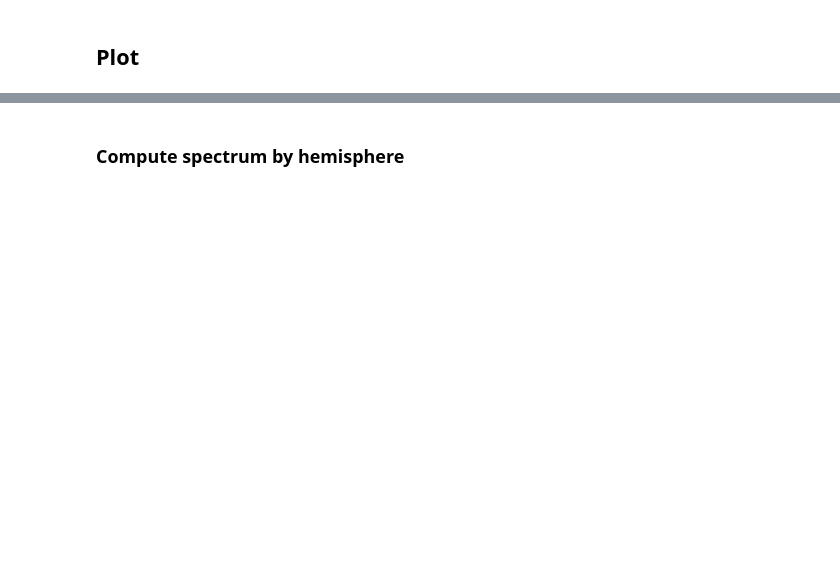
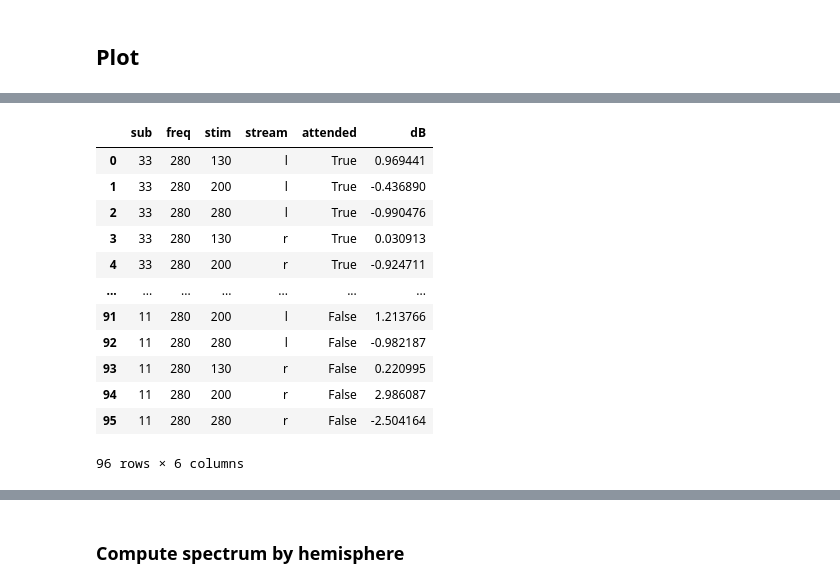
Before and after one commit to letitiayhho/dichotic_pitch_tracking, a Jupyter notebook: analysis/ffr.ipynb, the cells around one changed output, grey strips where cells are left out. Drawn from its saved outputs; the diff is of its cells as text; code cells hidden in the pictures; blank space fills up the shorter version.

```diff
--- a/analysis/ffr.ipynb
+++ b/analysis/ffr.ipynb
@@ -328,0 +485,16 @@ graph.set_xlim(0, 350)
+# %%
+spectrums
+# %% [output]
+|  | sub | freq | stim | stream | attended | dB |
+| 0 | 33 | 280 | 130 | l | True | 0.969441 |
+| 1 | 33 | 280 | 200 | l | True | -0.436890 |
+| 2 | 33 | 280 | 280 | l | True | -0.990476 |
+| 3 | 33 | 280 | 130 | r | True | 0.030913 |
+| 4 | 33 | 280 | 200 | r | True | -0.924711 |
+| ... | ... | ... | ... | ... | ... | ... |
+| 91 | 11 | 280 | 200 | l | False | 1.213766 |
+| 92 | 11 | 280 | 280 | l | False | -0.982187 |
+| 93 | 11 | 280 | 130 | r | False | 0.220995 |
+| 94 | 11 | 280 | 200 | r | False | 2.986087 |
+| 95 | 11 | 280 | 280 | r | False | -2.504164 |
+96 rows × 6 columns
```
Also changed, not shown: parts of 11 cells of this notebook.
